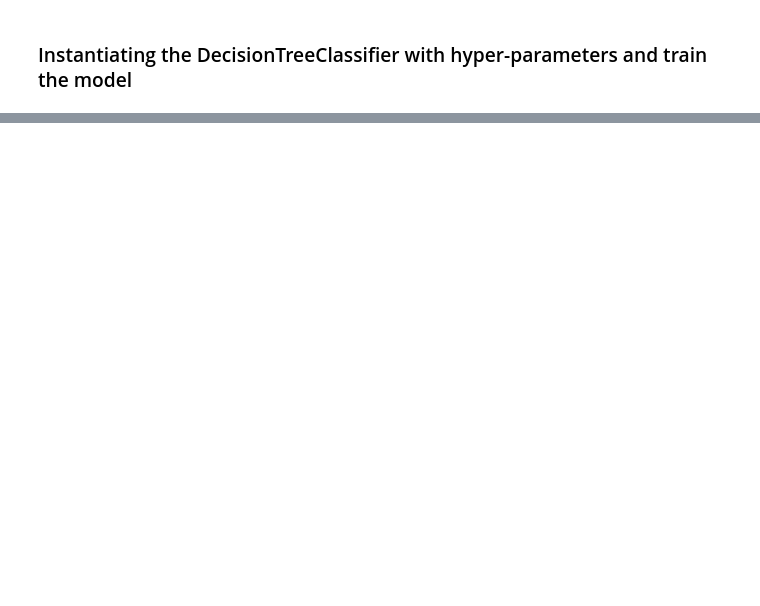
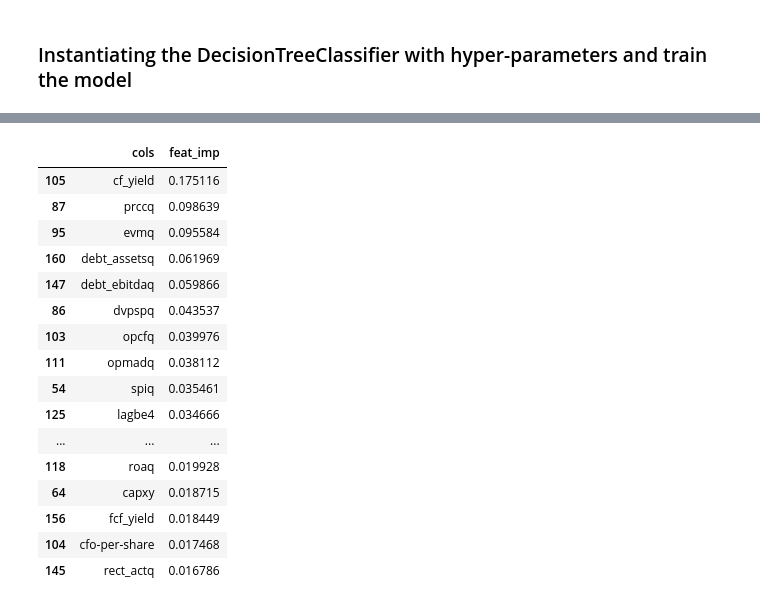
Before and after one commit to svyatoslavBokalo/ModernDataAnalysis, a Jupyter notebook: HW3.ipynb, the cells around one changed output, grey strips where cells are left out. Drawn from its saved outputs; the diff is of its cells as text; code cells hidden in the pictures; blank space fills up the shorter version.

```diff
--- a/HW3.ipynb
+++ b/HW3.ipynb
@@ -262,0 +303,21 @@ print(accuracy_score(y_valid, t_clf.predict(valid)))
+# %%
+features = fi[(fi['feat_imp'] > 0.00)]
+features
+# %% [output]
+|  | cols | feat_imp |
+| 105 | cf_yield | 0.175116 |
+| 87 | prccq | 0.098639 |
+| 95 | evmq | 0.095584 |
+| 160 | debt_assetsq | 0.061969 |
+| 147 | debt_ebitdaq | 0.059866 |
+| 86 | dvpspq | 0.043537 |
+| 103 | opcfq | 0.039976 |
+| 111 | opmadq | 0.038112 |
+| 54 | spiq | 0.035461 |
+| 125 | lagbe4 | 0.034666 |
+| ... | ... | ... |
+| 118 | roaq | 0.019928 |
+| 64 | capxy | 0.018715 |
+| 156 | fcf_yield | 0.018449 |
+| 104 | cfo-per-share | 0.017468 |
+| 145 | rect_actq | 0.016786 |
```
Also changed, not shown: parts of 30 cells of this notebook, 10 other files.
